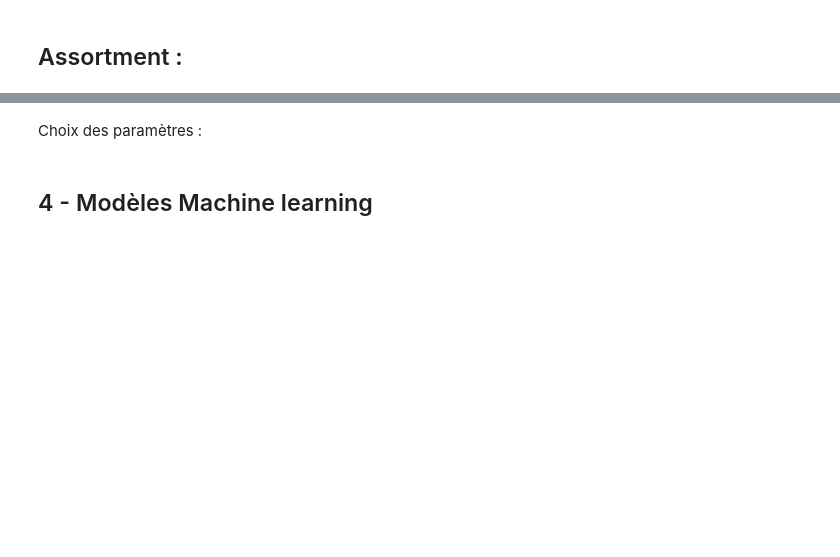
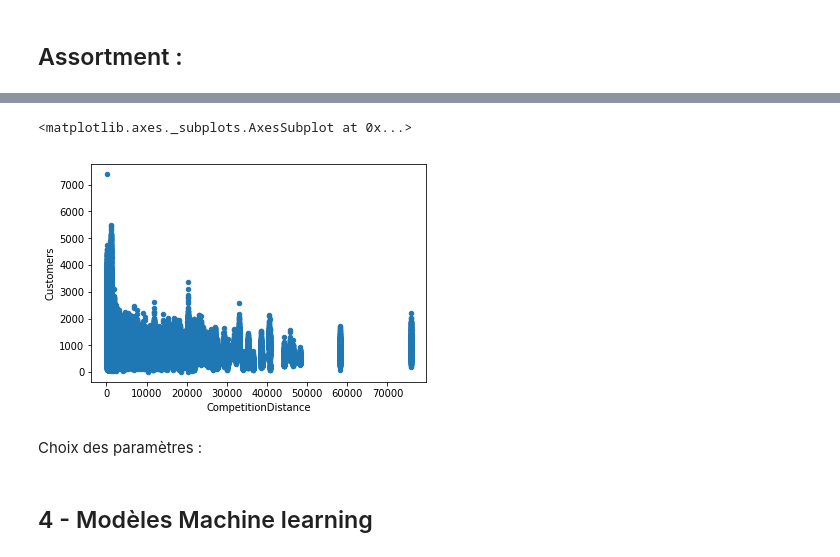
Before and after one commit to yasserbekkali/projetBD, a Jupyter notebook: Projet_WaveStone.ipynb, the cells around one changed output, grey strips where cells are left out. Drawn from its saved outputs; the diff is of its cells as text; code cells hidden in the pictures; blank space fills up the shorter version.

```diff
--- a/Projet_WaveStone.ipynb
+++ b/Projet_WaveStone.ipynb
@@ -252,2 +269,2 @@ sns.factorplot(data = dts, x ="Assortment", y = "Sales",
 # %%
-dts['StateHoliday'].
+dts['StateHoliday'][dts['StateHoliday']==0] = 'z'
@@ -254,3 +273,8 @@ dts['StateHoliday'].
+# %%
+dts.plot('CompetitionDistance' , 'Customers', kind='Scatter')
+# %% [output]
+<matplotlib.axes._subplots.AxesSubplot at 0x...>
+[figure, added]
 # %%
 fig1 , ax1 = plt.subplots(1 , 1 , figsize = (20 , 5))
 ax1.boxplot(train.Customers , showmeans=True , vert=False)
```
Also changed, not shown: parts of 12 cells of this notebook.
